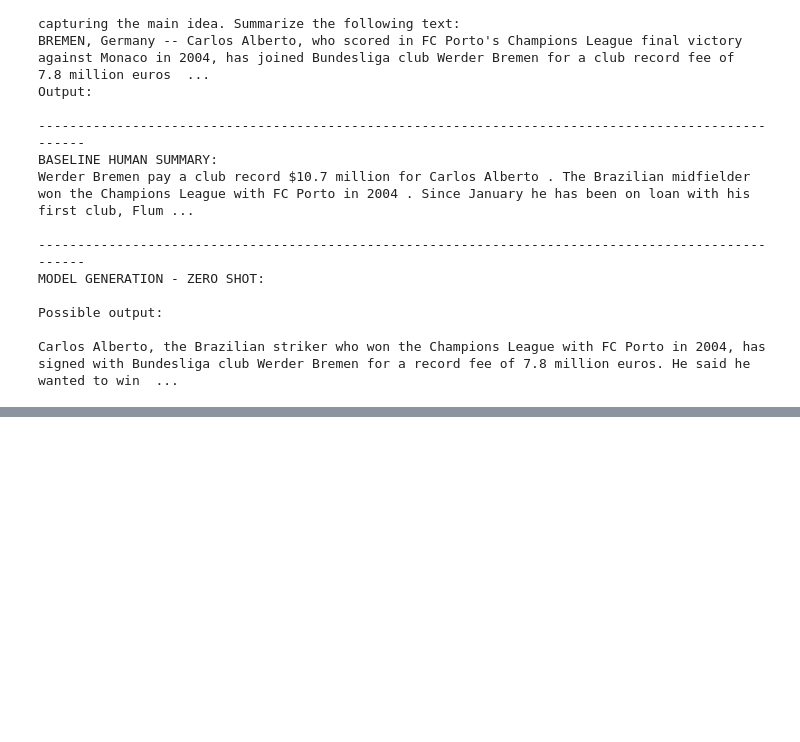
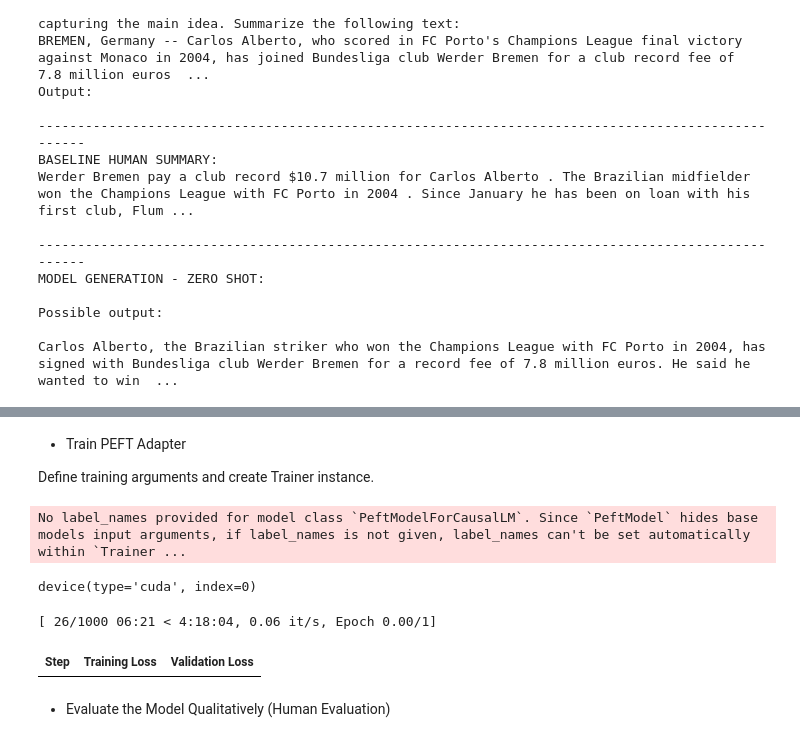
Before and after one commit to s-ravi18/Kaggle-Notebooks, a Jupyter notebook: text-summarizer-fine-tuning.ipynb, the cells around one changed output, grey strips where cells are left out. Saved outputs shown, nothing was run; the diff lists cells and outputs as text; code cells hidden in the pictures; blank space fills up the shorter version.

```diff
--- a/text-summarizer-fine-tuning.ipynb
+++ b/text-summarizer-fine-tuning.ipynb
@@ -223,0 +290,4 @@ def create_prompt_formats(sample):
+# %%
+# ## Pre-process dataset
+max_length = get_max_length(original_model)
+print(max_length)
@@ -223,0 +410,50 @@ def create_prompt_formats(sample):
+# %% [markdown]
+- Train PEFT Adapter
+
+Define training arguments and create Trainer instance.
+# %%
+output_dir = './peft-newspaper-summary-training/final-checkpoint'
+import transformers
+
+peft_training_args = TrainingArguments(
+    output_dir = output_dir,
+    warmup_steps=5,
+    per_device_train_batch_size=1,
+    gradient_accumulation_steps=4,
+    max_steps=1000,
+    learning_rate=2e-4,
+    optim="paged_adamw_8bit",
+    logging_steps=25,
+    logging_dir="./logs",
+    save_strategy="steps",
+    save_steps=25,
+    eval_strategy="steps",
+    eval_steps=25,
+    do_eval=True,
+    gradient_checkpointing=True,
+    report_to="none",
+    overwrite_output_dir = 'True',
+    group_by_length=True,
+)
+
+peft_model.config.use_cache = False
+
+peft_trainer = transformers.Trainer(
+    model=peft_model,
+    train_dataset=train_dataset,
+    eval_dataset=test_dataset,
+    args=peft_training_args,
+    data_collator=transformers.DataCollatorForLanguageModeling(tokenizer, mlm=False),
+)
+# %% [output]
+No label_names provided for model class `PeftModelForCausalLM`. Since `PeftModel` hides base models input arguments, if label_names is not given, label_names can't be set automatically within `Trainer ...
+# %%
+peft_training_args.device
+# %% [output]
+device(type='cuda', index=0)
+# %%
+%%time
+peft_trainer.train()
+# %% [output]
+[ 26/1000 06:21 < 4:18:04, 0.06 it/s, Epoch 0.00/1]
+| Step | Training Loss | Validation Loss |
@@ -223,0 +469,2 @@ def create_prompt_formats(sample):
+# %% [markdown]
+- Evaluate the Model Qualitatively (Human Evaluation)
```
Also changed, not shown: parts of 27 cells of this notebook.
